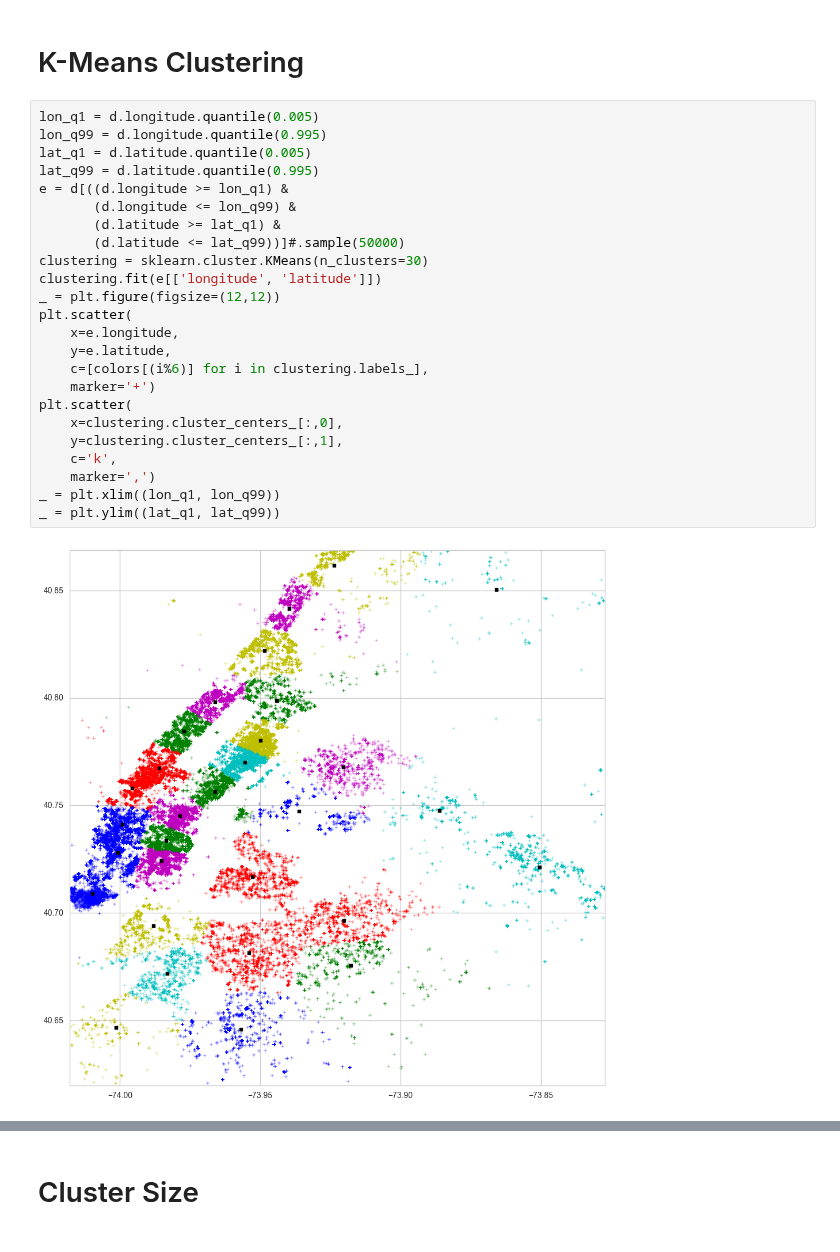
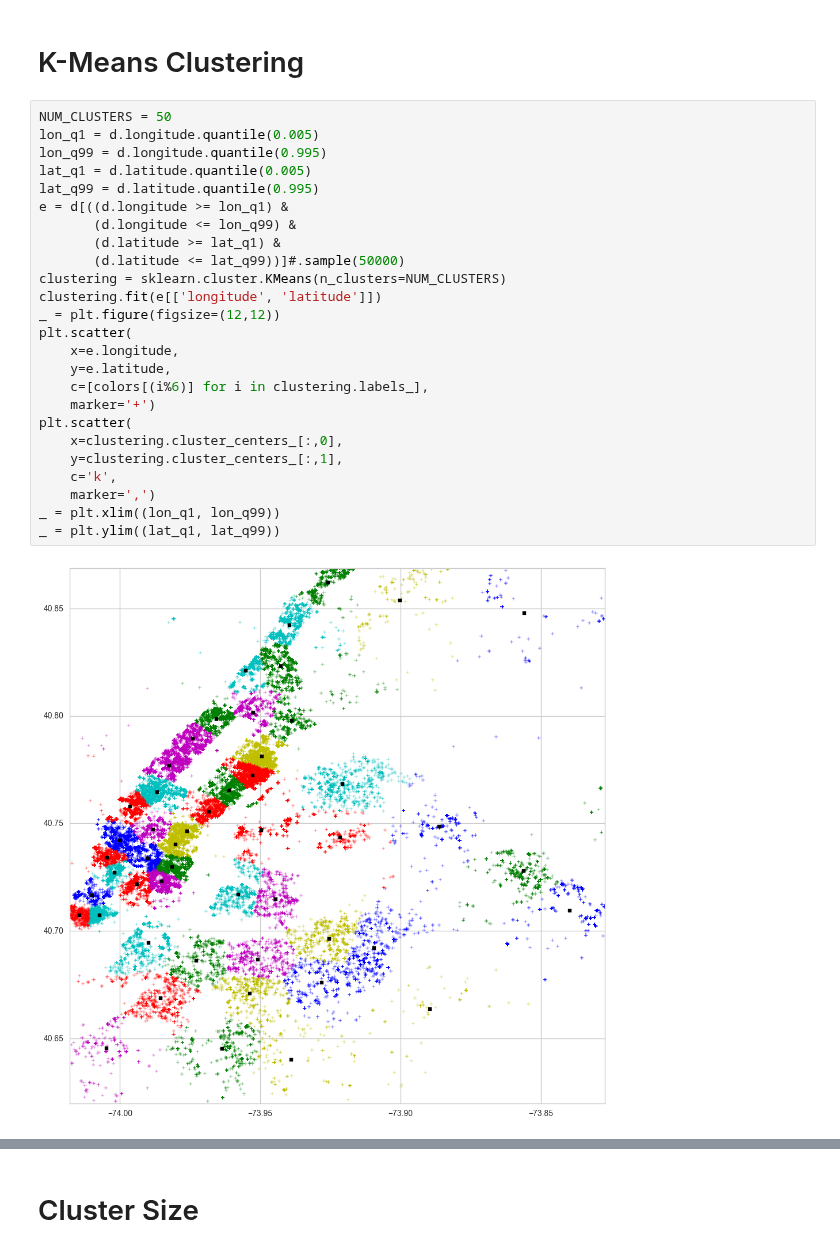
Before and after one commit to csizsek/kaggle-2s-rental-inq, a Jupyter notebook: 108_latlon_clustering.ipynb, the cells around one changed output, grey strips where cells are left out. Saved outputs shown, nothing was run; the diff lists cells and outputs as text.

```diff
--- a/108_latlon_clustering.ipynb
+++ b/108_latlon_clustering.ipynb
@@ -176,29 +177,30 @@ _ = plt.ylim((e.latitude.quantile(0.01), e.latitude.quantile(0.99)))
 # %% [markdown]
 # K-Means Clustering
 # %%
+NUM_CLUSTERS = 50
 lon_q1 = d.longitude.quantile(0.005)
 lon_q99 = d.longitude.quantile(0.995)
 lat_q1 = d.latitude.quantile(0.005)
 lat_q99 = d.latitude.quantile(0.995)
 e = d[((d.longitude >= lon_q1) &
        (d.longitude <= lon_q99) &
        (d.latitude >= lat_q1) &
        (d.latitude <= lat_q99))]#.sample(50000)
-clustering = sklearn.cluster.KMeans(n_clusters=30)
+clustering = sklearn.cluster.KMeans(n_clusters=NUM_CLUSTERS)
 clustering.fit(e[['longitude', 'latitude']])
 _ = plt.figure(figsize=(12,12))
 plt.scatter(
     x=e.longitude,
     y=e.latitude,
     c=[colors[(i%6)] for i in clustering.labels_],
     marker='+')
 plt.scatter(
     x=clustering.cluster_centers_[:,0],
     y=clustering.cluster_centers_[:,1],
     c='k',
     marker=',')
 _ = plt.xlim((lon_q1, lon_q99))
 _ = plt.ylim((lat_q1, lat_q99))
 # %% [output]
-[figure, old version]
+[figure, new version]
 # %%
```
Also changed, not shown: parts of 15 cells of this notebook, 6 other files.
